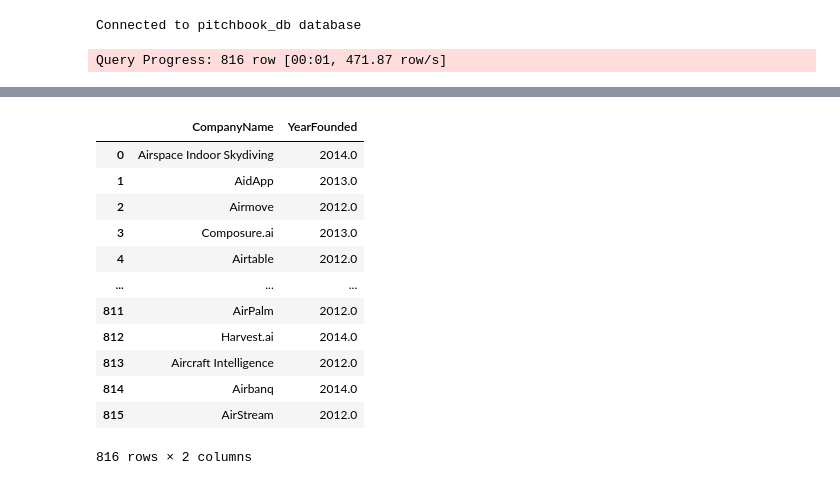
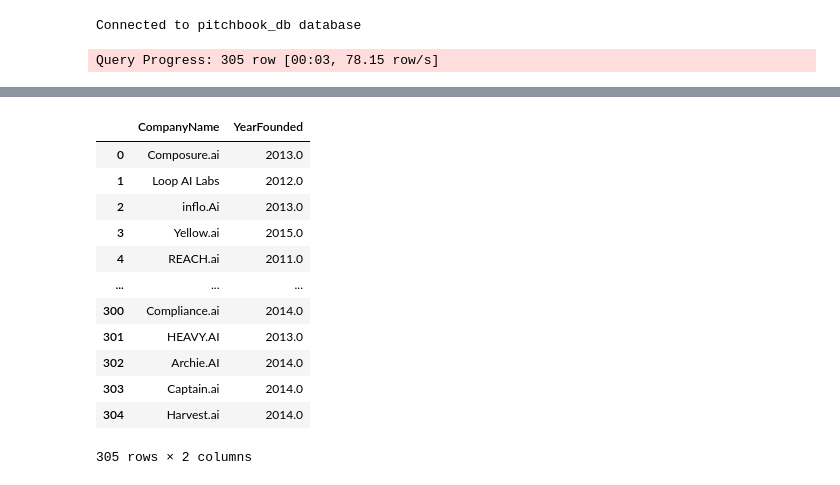
Before and after one commit to adamsky777/Consultancy_KatapultVC, a Jupyter notebook: AI_Emerging_Trend/AI_Trend.ipynb, the cells around one changed output, grey strips where cells are left out. Drawn from its saved outputs; the diff is of its cells as text; code cells hidden in the pictures.

```diff
--- a/AI_Emerging_Trend/AI_Trend.ipynb
+++ b/AI_Emerging_Trend/AI_Trend.ipynb
@@ -35,9 +35,9 @@ ai_comp_new = sql_query("""
 SELECT c.CompanyName, c.YearFounded
 FROM Company c
 WHERE c.YearFounded BETWEEN 2010 AND 2016
-   AND (c.CompanyName LIKE '%.AI%' OR c.CompanyName LIKE 'AI%')
+   AND (c.CompanyName LIKE '%.AI%' OR c.CompanyName LIKE 'AI %' OR c.CompanyName LIKE '% AI %' )
 """)
 ai_comp_new
 # %% [output]
 Connected to pitchbook_db database
-Query Progress: 816 row [00:01, 471.87 row/s]
+Query Progress: 305 row [00:03, 78.15 row/s]
@@ -45,17 +45,17 @@ Query took 1.73 seconds
 Connection closed
 |  | CompanyName | YearFounded |
-| 0 | Airspace Indoor Skydiving | 2014.0 |
-| 1 | AidApp | 2013.0 |
-| 2 | Airmove | 2012.0 |
-| 3 | Composure.ai | 2013.0 |
-| 4 | Airtable | 2012.0 |
+| 0 | Composure.ai | 2013.0 |
+| 1 | Loop AI Labs | 2012.0 |
+| 2 | inflo.Ai | 2013.0 |
+| 3 | Yellow.ai | 2015.0 |
+| 4 | REACH.ai | 2011.0 |
 | ... | ... | ... |
-| 811 | AirPalm | 2012.0 |
-| 812 | Harvest.ai | 2014.0 |
-| 813 | Aircraft Intelligence | 2012.0 |
-| 814 | Airbanq | 2014.0 |
-| 815 | AirStream | 2012.0 |
+| 300 | Compliance.ai | 2014.0 |
+| 301 | HEAVY.AI | 2013.0 |
+| 302 | Archie.AI | 2014.0 |
+| 303 | Captain.ai | 2014.0 |
+| 304 | Harvest.ai | 2014.0 |
-816 rows × 2 columns
+305 rows × 2 columns
 # %%
 companies_2017_2023 = ai_comp.shape[0]
 
```
Also changed, not shown: parts of 3 cells of this notebook, 1 other file.
